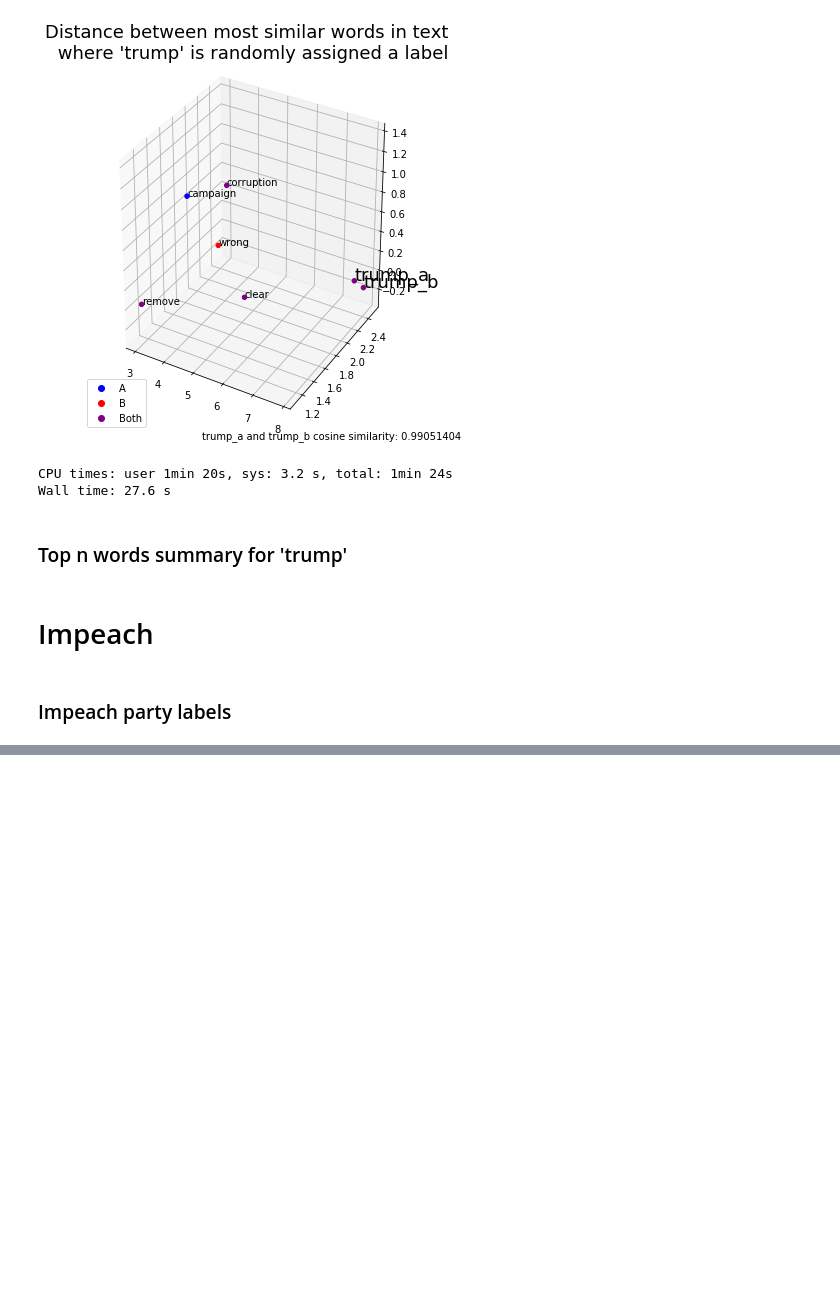
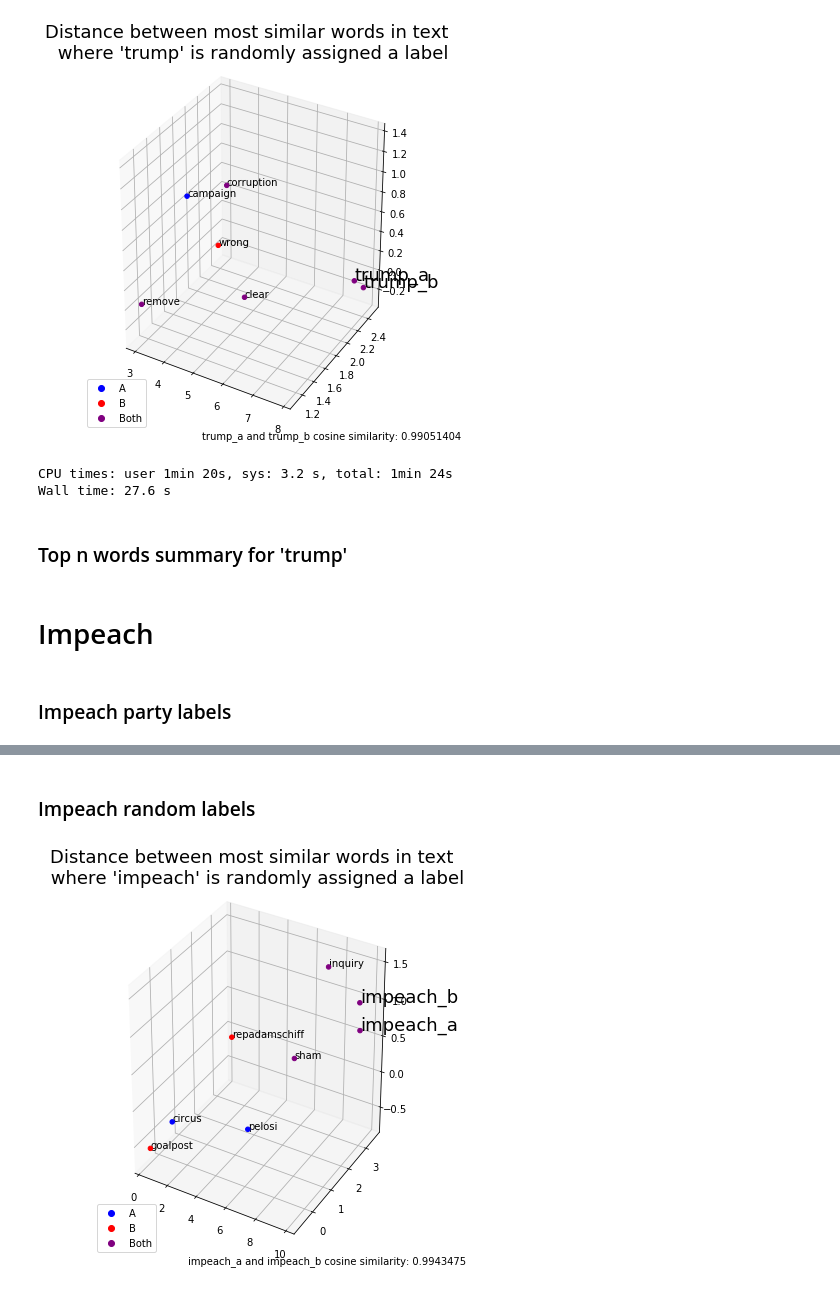
Before and after one commit to MLBurnham/word_embeddings, a Jupyter notebook: Data/word_embeddings.ipynb, the cells around one changed output, grey strips where cells are left out. Cells and saved outputs as stored; diff of their text form; code cells hidden in the pictures; blank space fills up the shorter version.

Commit message:
bug fixes and more results

```diff
--- a/Data/word_embeddings.ipynb
+++ b/Data/word_embeddings.ipynb
@@ -312,0 +318,73 @@ plt.show()
+# %% [markdown]
+### Impeach random labels
+# %%
+%%time
+# generate random labels
+rand_labels = [random.choice('ab') for label in labels]
+
+# tag keywords
+rimpeach_tweets = []
+for i in range(len(tweets)):
+    try:
+        rimpeach_tweets.append(prep.tag_keywords('impeach', tweets[i], rand_labels[i]))
+    except:
+        print('failed at '+ str(i))
+
+# lemmatize
+rimpeach_tweets = prep.multi_lemmatizer(rimpeach_tweets, threads = 6)
+
+# drop single letters
+for i in range(len(rimpeach_tweets)):
+    rimpeach_tweets[i] = [word for word in rimpeach_tweets[i] if len(word) > 1]
+
+# train word2vec
+rimpeach_model = Word2Vec(rimpeach_tweets, window = 10)
+rimpeach_model.save('rimpeach.model')
+# assign data to variables
+aimpeach_words = similar_words('impeach_a', rimpeach_model, topn = 5)
+bimpeach_words = similar_words('impeach_b', rimpeach_model, topn = 5)
+rimpeach_sim = rimpeach_model.wv.similarity('impeach_a', 'impeach_b')
+rimpeach_dict = similar_dict(aimpeach_words, bimpeach_words, ['A', 'B'])
+
+# fit pca model
+data = rimpeach_model[rimpeach_model.wv.vocab]
+pca = PCA(n_components=3)
+result = pca.fit_transform(data)
+
+# convert pca model to df
+pcdf = pca2df(result, rimpeach_model, rimpeach_dict)
+
+# 3d plot with labels
+fig = plt.figure(figsize = [6, 6])
+ax = fig.add_subplot(111, projection='3d')
+
+# define parameters
+x = pcdf.pc1
+y = pcdf.pc2
+z = pcdf.pc3
+
+# plot the points
+scatter = ax.scatter(x, y, z, label=pcdf.label, color=pcdf.color, depthshade=False)
+
+# label the points
+for i in range(len(pcdf['word'])):
+    label = pcdf.word[i]
+    if label in ['impeach_a', 'impeach_b']:
+        ax.text(x[i], y[i], z[i], s=label, size=18, zorder=1, color='k', horizontalalignment = 'left')
+    else:
+        ax.text(x[i], y[i], z[i], s=label, size=10, zorder=1, color='k', horizontalalignment = 'left')
+
+# create legend
+scatter1_proxy = matplotlib.lines.Line2D([0],[0], linestyle="none", c='blue', marker = 'o')
+scatter2_proxy = matplotlib.lines.Line2D([0],[0], linestyle="none", c='red', marker = 'o')
+scatter3_proxy = matplotlib.lines.Line2D([0],[0], linestyle="none", c='purple', marker = 'o')
+ax.legend([scatter1_proxy, scatter2_proxy, scatter3_proxy], ['A', 'B', 'Both'], numpoints = 1, loc = 3)
+
+# title and subtext
+plt.title('Distance between most similar words in text \n where \'impeach\' is randomly assigned a label', y=1.05, fontsize = 18)
+plt.figtext(0.99, 0.01, 'impeach_a and impeach_b cosine similarity: ' + str(rimpeach_sim), horizontalalignment='right')
+plt.tight_layout()
+plt.savefig('impeach_random.png')
+plt.show()
+# %% [output]
+[figure, added]
```
Also changed, not shown: parts of 6 cells of this notebook, 7 other files.
